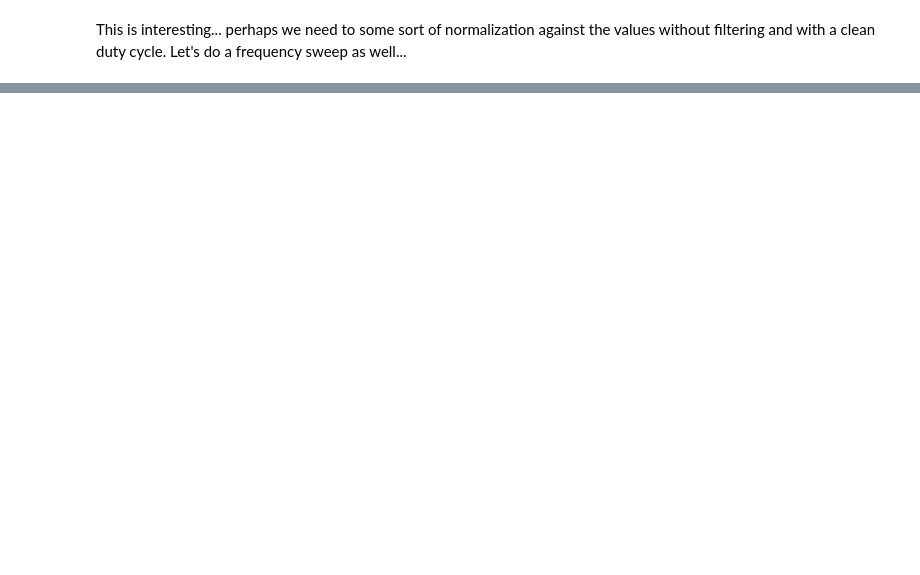
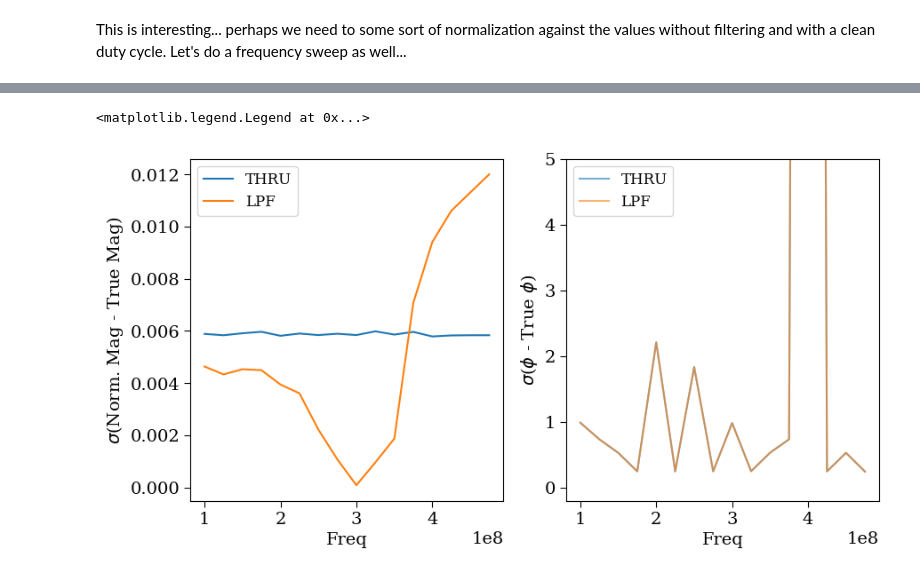
Before and after one commit to harryxni/oneport-vna, a Jupyter notebook: simulation/Filter_Banking/Filter_bank.ipynb, the cells around one changed output, grey strips where cells are left out. Cells and saved outputs as stored; diff of their text form; code cells hidden in the pictures; blank space fills up the shorter version.

```diff
--- a/simulation/Filter_Banking/Filter_bank.ipynb
+++ b/simulation/Filter_Banking/Filter_bank.ipynb
@@ -293,0 +350,17 @@ Okay this is weird...
+# %%
+fig,axs=plt.subplots(1,2, figsize=(10,5))
+axs[0].plot(freq_sweep, sigmas_dirty[:,0], label='THRU')
+axs[0].plot(freq_sweep, sigmas_LPF[:,0], label='LPF')
+axs[0].set_xlabel('Freq')
+axs[0].set_ylabel('$\sigma$(Norm. Mag - True Mag)')
+axs[0].legend()
+
+axs[1].plot(freq_sweep,sigmas_dirty[:,1], alpha=0.6, label='THRU')
+axs[1].plot(freq_sweep,sigmas_LPF[:,1], alpha=0.6, label='LPF')
+axs[1].set_xlabel('Freq')
+axs[1].set_ylabel('$\sigma$($\phi$ - True $\phi$)')
+axs[1].set_ylim(-0.2,5)
+axs[1].legend()
+# %% [output]
+<matplotlib.legend.Legend at 0x...>
+[figure, added]
```
Also changed, not shown: parts of 13 cells of this notebook.
